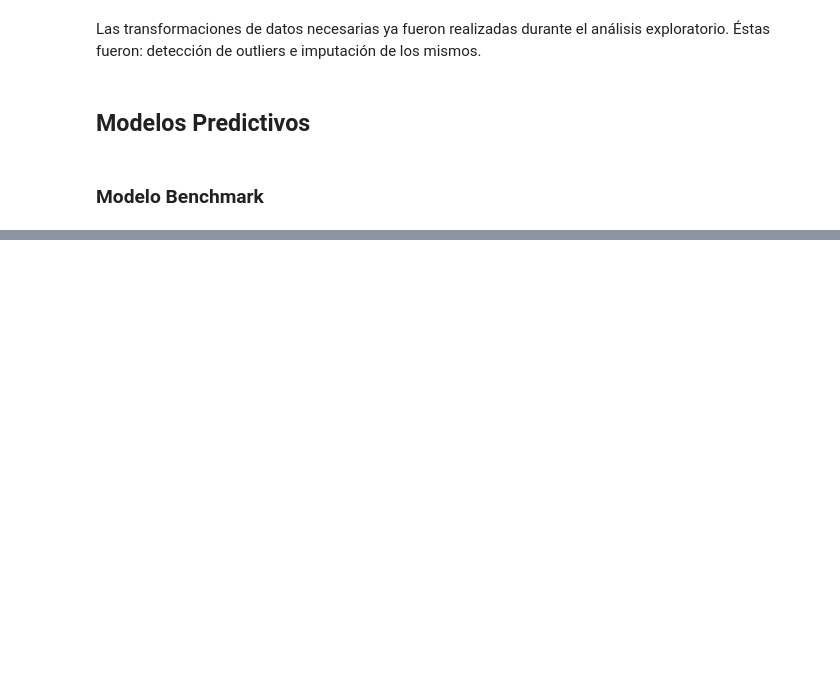
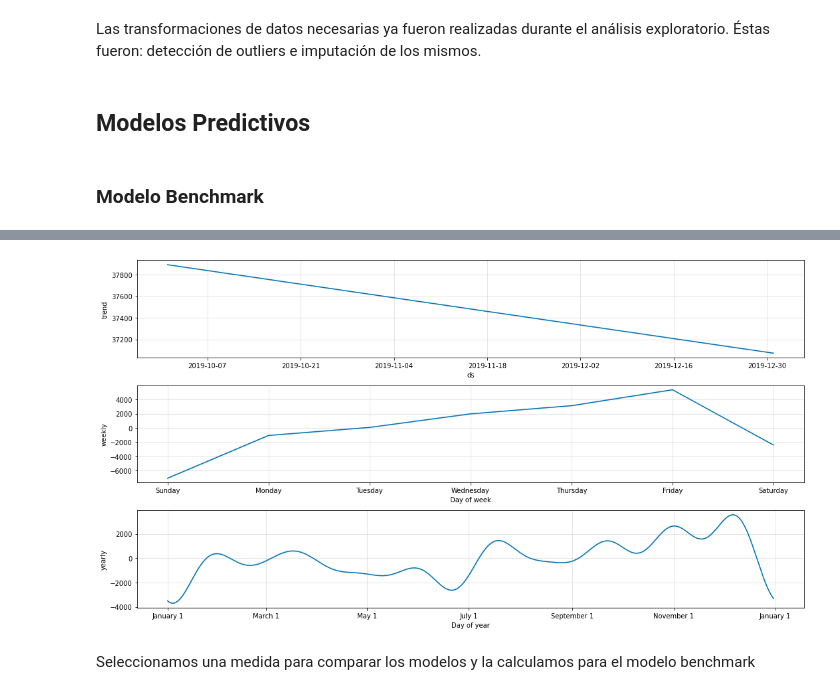
Before and after one commit to NachoRam123/Proyecto-3, a Jupyter notebook: DS_Proyecto_03_ST_RamellaIgnacio.ipynb, the cells around one changed output, grey strips where cells are left out. Drawn from its saved outputs; the diff is of its cells as text; code cells hidden in the pictures; blank space fills up the shorter version.

```diff
--- a/DS_Proyecto_03_ST_RamellaIgnacio.ipynb
+++ b/DS_Proyecto_03_ST_RamellaIgnacio.ipynb
@@ -677,0 +730,4 @@ from statsmodels.tsa.api import VAR
+# %%
+fig_bm2 = benchmark.plot_components(forecast_tri_2019_bm, figsize=(15, 8))
+# %% [output]
+[figure, added]
@@ -677,0 +739,2 @@ from statsmodels.tsa.api import VAR
+# %% [markdown]
+Seleccionamos una medida para comparar los modelos y la calculamos para el modelo benchmark
```
Also changed, not shown: parts of 13 cells of this notebook.
